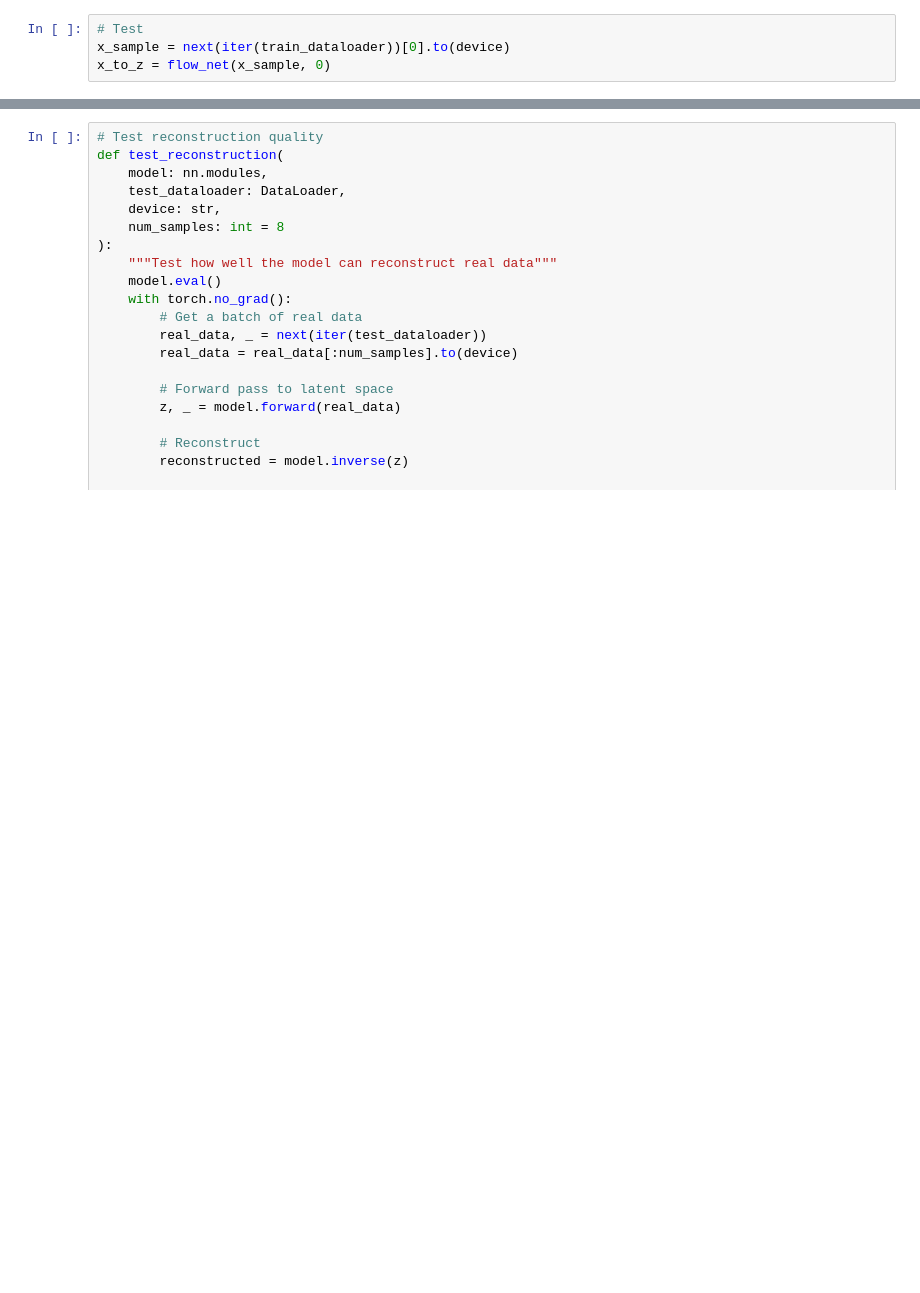
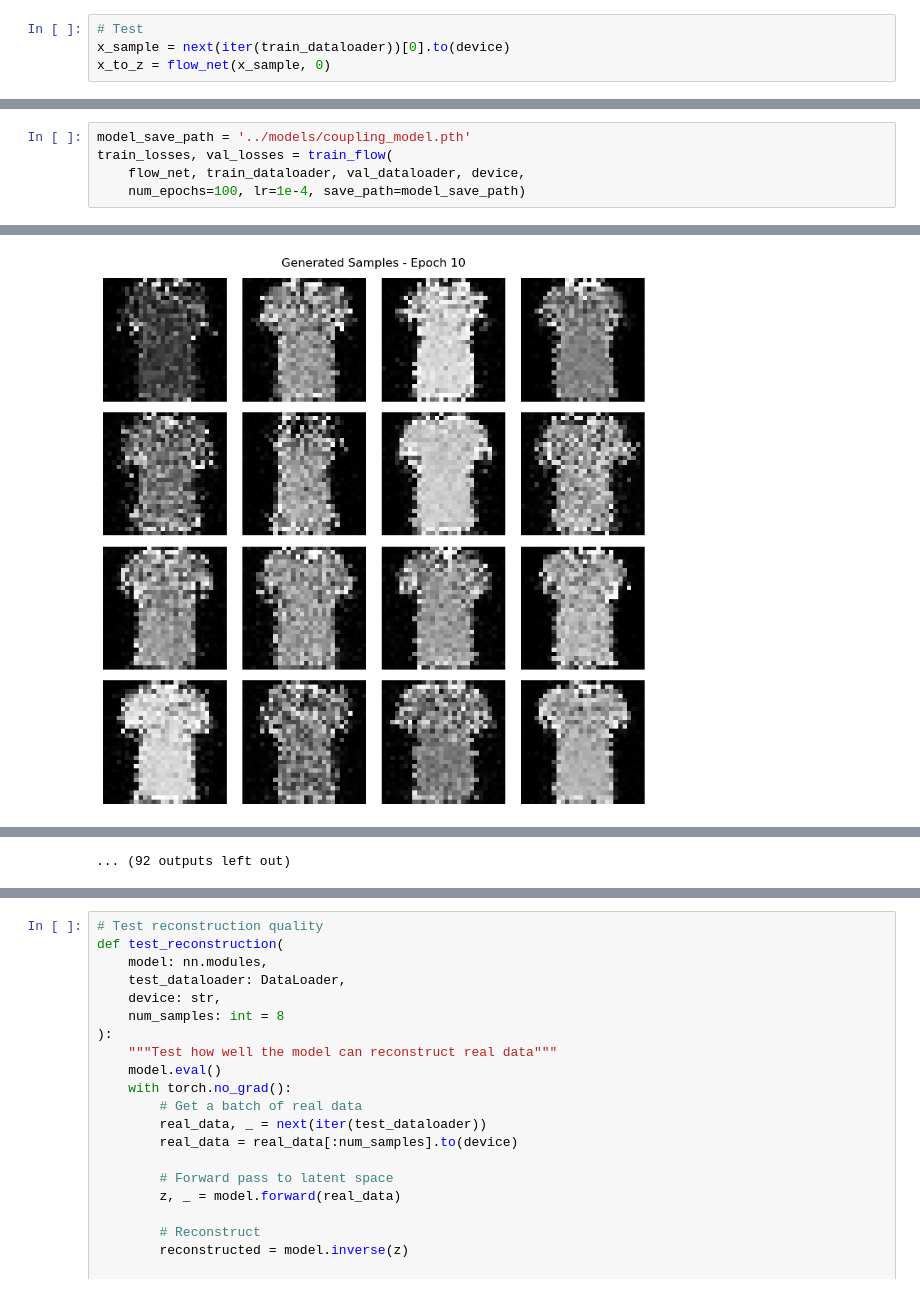
Before and after one commit to Ilan123/study_ml, a Jupyter notebook: generative_ai/src/normalized_flow.ipynb, the cells around one changed output, grey strips where cells are left out. Drawn from its saved outputs; the diff is of its cells as text; blank space fills up the shorter version.

```diff
--- a/generative_ai/src/normalized_flow.ipynb
+++ b/generative_ai/src/normalized_flow.ipynb
@@ -511,0 +495,6 @@ Epoch 10 completed. Train Loss: 1102.6340, Val Loss: 1091.6982 # NEW BEST MODEL
+# %%
+model_save_path = '../models/coupling_model.pth'
+train_losses, val_losses = train_flow(
+    flow_net, train_dataloader, val_dataloader, device,
+    num_epochs=100, lr=1e-4, save_path=model_save_path)
+# %% [output]
@@ -511,0 +511 @@ Epoch 10 completed. Train Loss: 1102.6340, Val Loss: 1091.6982 # NEW BEST MODEL
+[figure, added]
@@ -512,3 +513,4 @@ Epoch 10 completed. Train Loss: 1102.6340, Val Loss: 1091.6982 # NEW BEST MODEL
+... (92 outputs left out)
 # %%
 def plot_losses(train_losses: list, val_losses: list):
     """
```
Also changed, not shown: parts of 8 cells of this notebook.
